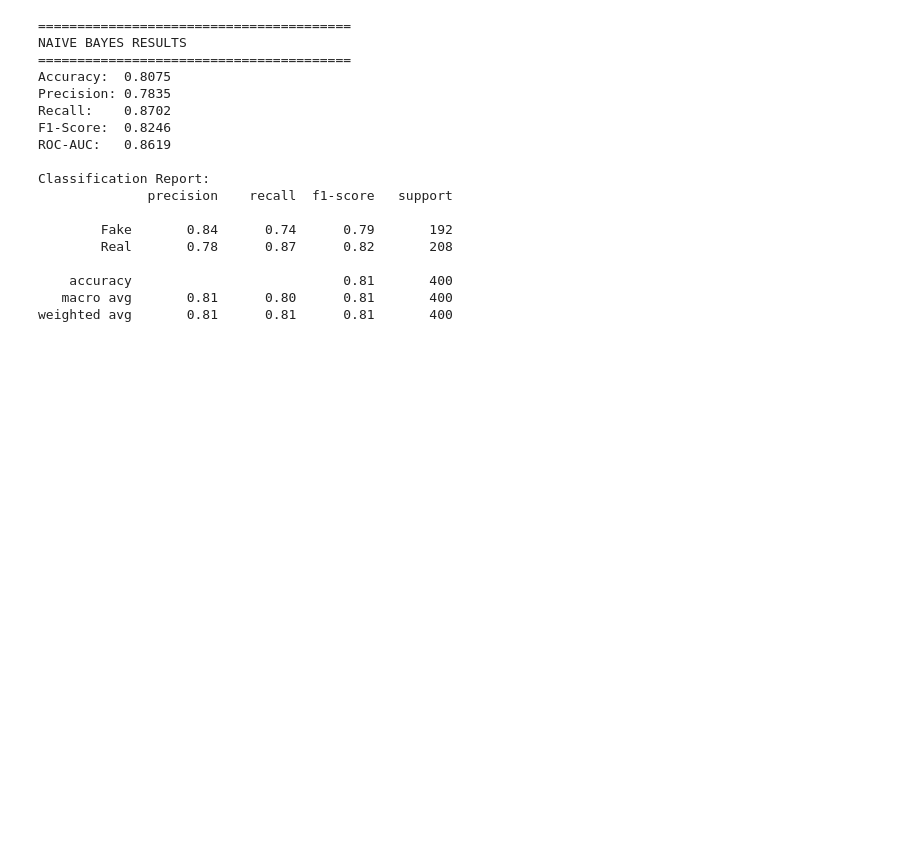
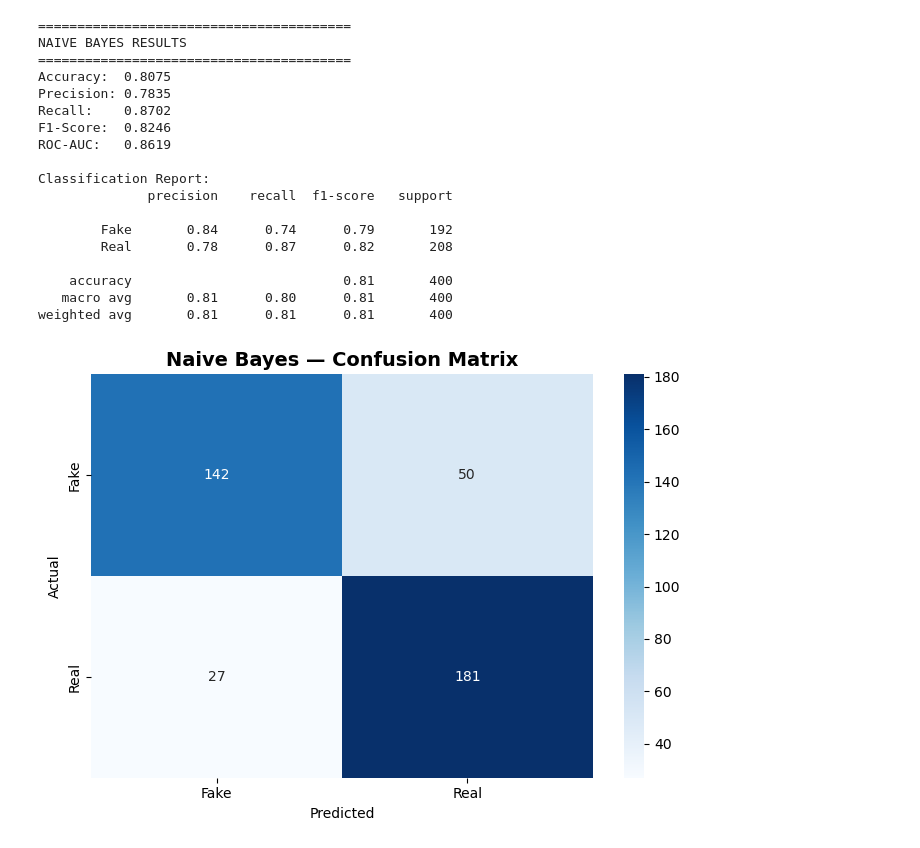
Before and after one commit to pulindu117/NLP_Group_04, a Jupyter notebook: notebooks/04_ml_naive_bayes_matheesha_desaman.ipynb, the cells around one changed output. Cells and saved outputs as stored; diff of their text form; code cells hidden in the pictures; blank space fills up the shorter version.

Commit message:
Add confusion matrix and ROC curve for Naive Bayes

```diff
--- a/notebooks/04_ml_naive_bayes_matheesha_desaman.ipynb
+++ b/notebooks/04_ml_naive_bayes_matheesha_desaman.ipynb
@@ -91,3 +91,18 @@ Classification Report:
     accuracy                           0.81       400
    macro avg       0.81      0.80      0.81       400
 weighted avg       0.81      0.81      0.81       400
+# %%
+cm = confusion_matrix(y_test, y_pred)
+
+plt.figure(figsize=(7, 5))
+sns.heatmap(cm, annot=True, fmt='d', cmap='Blues',
+            xticklabels=['Fake', 'Real'],
+            yticklabels=['Fake', 'Real'])
+plt.title('Naive Bayes — Confusion Matrix', fontsize=14, fontweight='bold')
+plt.ylabel('Actual')
+plt.xlabel('Predicted')
+plt.tight_layout()
+plt.savefig('../screenshots/05_nb_confusion_matrix.png', dpi=150, bbox_inches='tight')
+plt.show()
+# %% [output]
+[figure, added]
```
Also changed, not shown: parts of 1 cell of this notebook.
